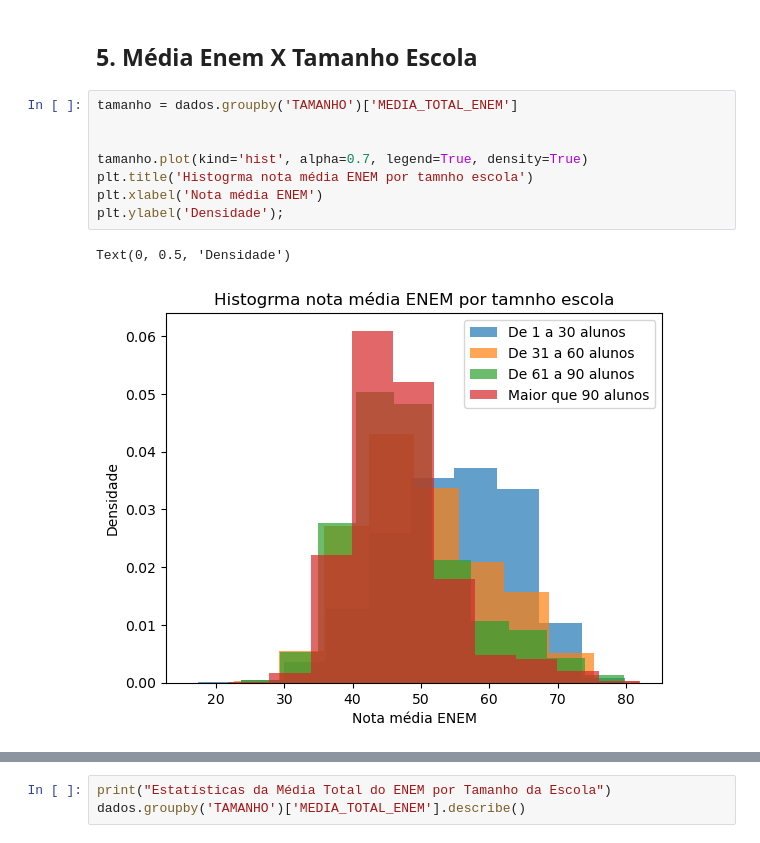
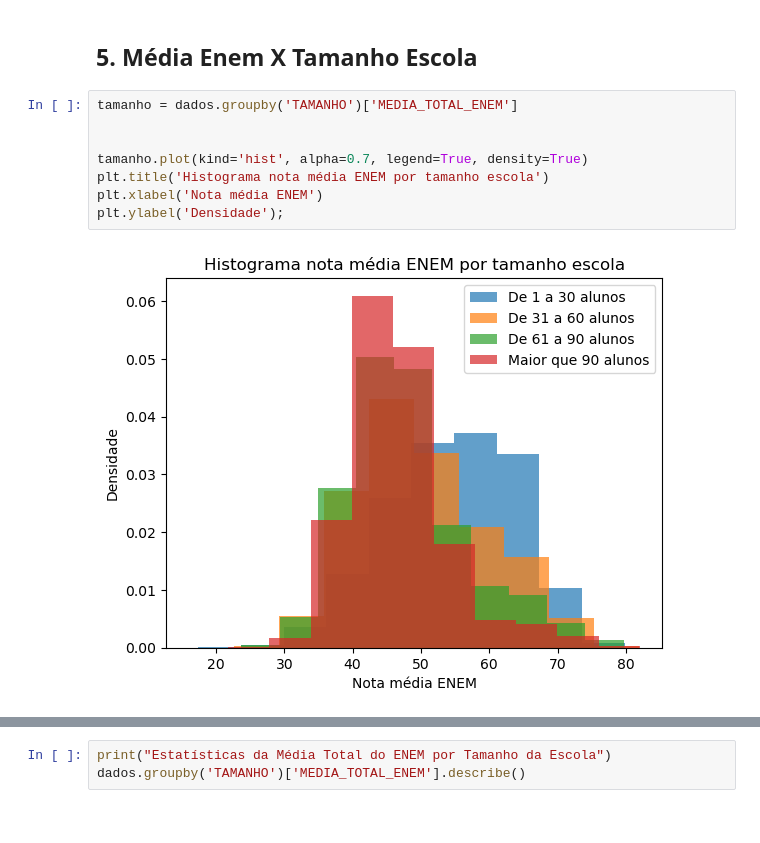
Before and after one commit to LuanaPLGuimaraes/Grupo12A_Projeto2_CDados, a Jupyter notebook: mineracao.ipynb, the cells around one changed output, grey strips where cells are left out. Drawn from its saved outputs; the diff is of its cells as text.

```diff
--- a/mineracao.ipynb
+++ b/mineracao.ipynb
@@ -263,14 +312,13 @@ Estatísticas da Média Total do ENEM por Local (Urbano ou Rural)
 # %%
 tamanho = dados.groupby('TAMANHO')['MEDIA_TOTAL_ENEM']
 
 
 tamanho.plot(kind='hist', alpha=0.7, legend=True, density=True)
-plt.title('Histogrma nota média ENEM por tamnho escola')
+plt.title('Histograma nota média ENEM por tamanho escola')
 plt.xlabel('Nota média ENEM')
 plt.ylabel('Densidade');
 # %% [output]
-Text(0, 0.5, 'Densidade')
-[figure, old version]
+[figure, new version]
 # %%
 dados_90 = dados.loc[dados['TAMANHO'] == 'Maior que 90 alunos']
 dados_1_30 = dados.loc[dados['TAMANHO'] == 'De 1 a 30 alunos']
```
Also changed, not shown: parts of 13 cells of this notebook.
